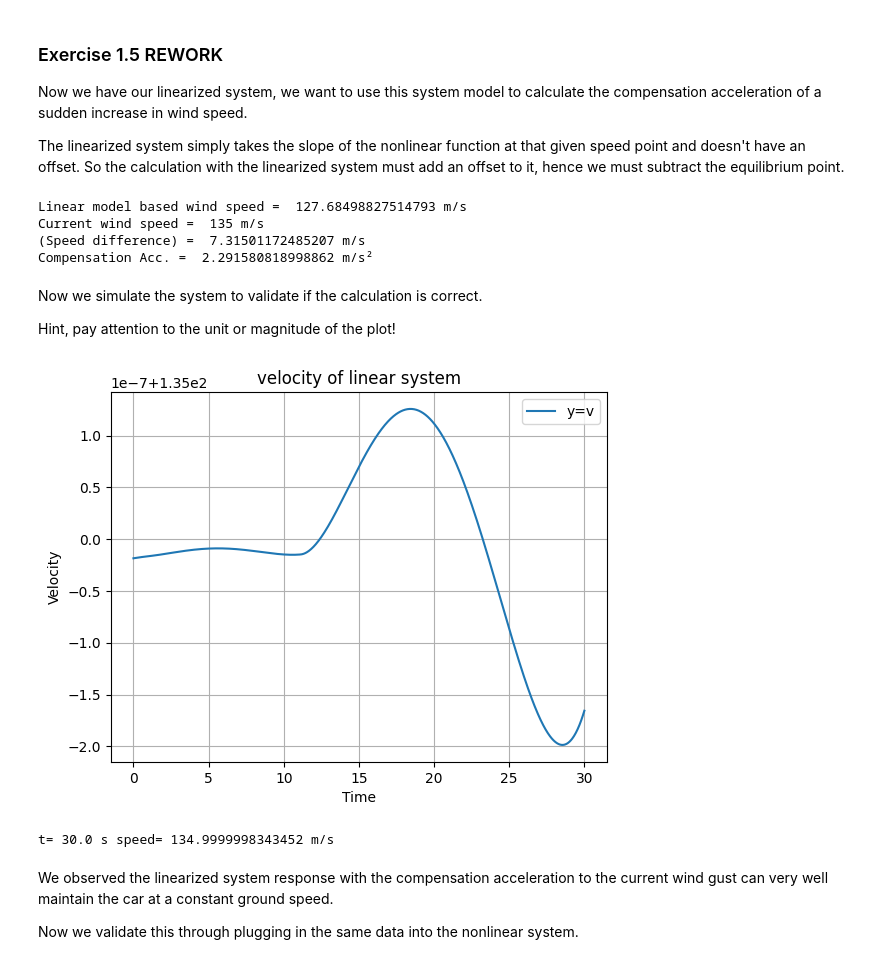
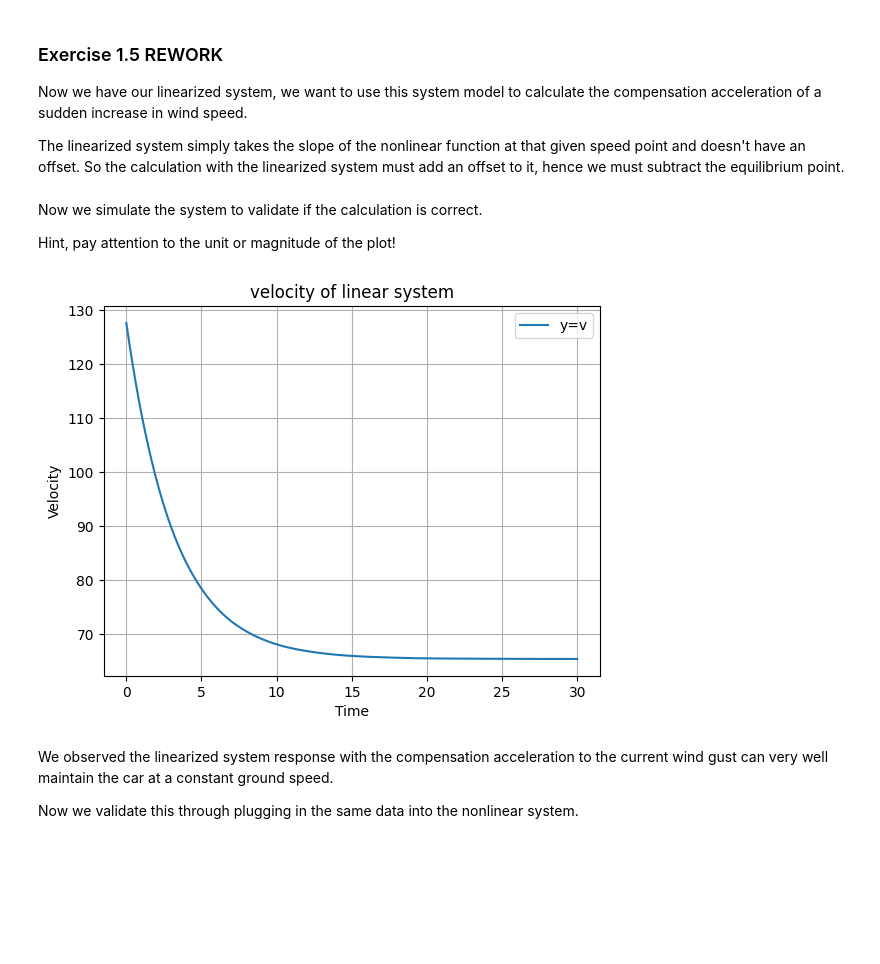
Before and after one commit to idsc-frazzoli/CS2-2024-notebooks, a Jupyter notebook: ps11-NLC1/Joel_part_test01.ipynb, the cells around one changed output. Cells and saved outputs as stored; diff of their text form; code cells hidden in the pictures; blank space fills up the shorter version.

```diff
--- a/ps11-NLC1/Joel_part_test01.ipynb
+++ b/ps11-NLC1/Joel_part_test01.ipynb
@@ -131,27 +131,11 @@ print(A_matrix)
 Now we have our linearized system, we want to use this system model to calculate the compensation acceleration of a sudden increase in wind speed.
 
 The linearized system simply takes the slope of the nonlinear function at that given speed point and doesn't have an offset. So the calculation with the linearized system must add an offset to it, hence we must subtract the equilibrium point.
-# %%
-# Wind speed increases to 128 m/s
-v_current = 135
-u_current = 20
-
-# Prepare for linearized system calculation
-delta_v = v_current - v_eq
-
-# Solve the equation for the compensation
-# acceleration to maintain the same ground speed
-delta_u = -A_matrix*delta_v
-
-print("Linear model based wind speed = ", v_eq[0], "m/s")
-print("Current wind speed = ", v_current, "m/s")
-print("(Speed difference) = ", delta_v[0], "m/s")
-print("Compensation Acc. = ", delta_u[0,0], "m/s²")
-# %% [output]
-Linear model based wind speed =  127.68498827514793 m/s
-Current wind speed =  135 m/s
-(Speed difference) =  7.31501172485207 m/s
-Compensation Acc. =  2.291580818998862 m/s²
+# %%
+# Wind speed increases to 128 m/s
+delta_u = 0.5
+u_new = u_eq[0] + delta_u
+u_new = np.ones(1000)*u_new
 # %% [markdown]
 Now we simulate the system to validate if the calculation is correct.
 
@@ -159,24 +143,18 @@ Hint, pay attention to the unit or magnitude of the plot!
 # %%
 # Simulate the system to validate if the calculation is correct.
 t = np.linspace(0, 30, 1000)
-delta_u = np.ones_like(t) * delta_u
-t_out, delta_y_out = ct.input_output_response(linearized_sys, T=t, U=delta_u, X0=[delta_v])
+t_out, y_out = ct.input_output_response(linearized_sys, T=t, U=u_new, X0=v_eq)
 
-y_out = y_eq + delta_y_out
-
-# Plot the response
+#plt.ylim(0, 100)  # Set the desired range for the y-axis
 plt.plot(t_out, y_out, label='y=v')
 plt.xlabel('Time')
 plt.ylabel('Velocity')
 plt.title('velocity of linear system')
 plt.legend()
 plt.grid(True)
 plt.show()
-
-print('t=',t_out[999],"s",'speed=',y_out[999],"m/s")
 # %% [output]
-[figure, old version]
+[figure, new version]
-t= 30.0 s speed= 134.9999998343452 m/s
 # %% [markdown]
 We observed the linearized system response with the compensation acceleration to the current wind gust can very well maintain the car at a constant ground speed.
 
```
Also changed, not shown: parts of 9 cells of this notebook.
